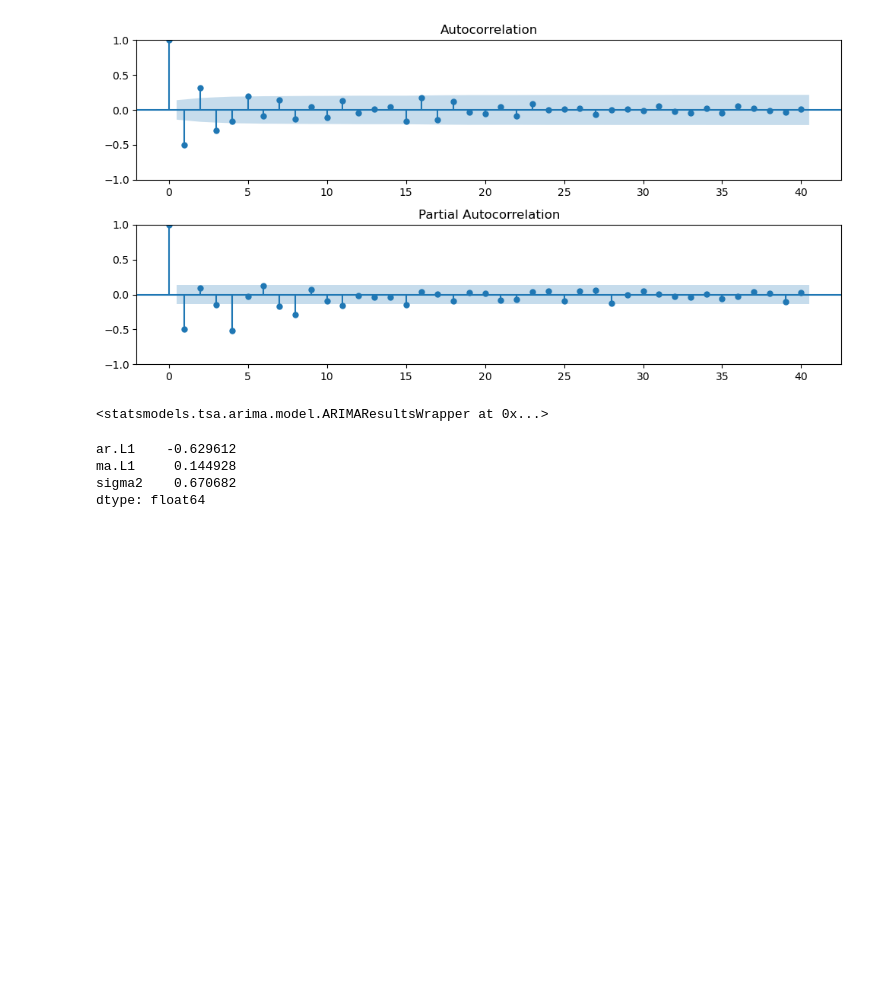
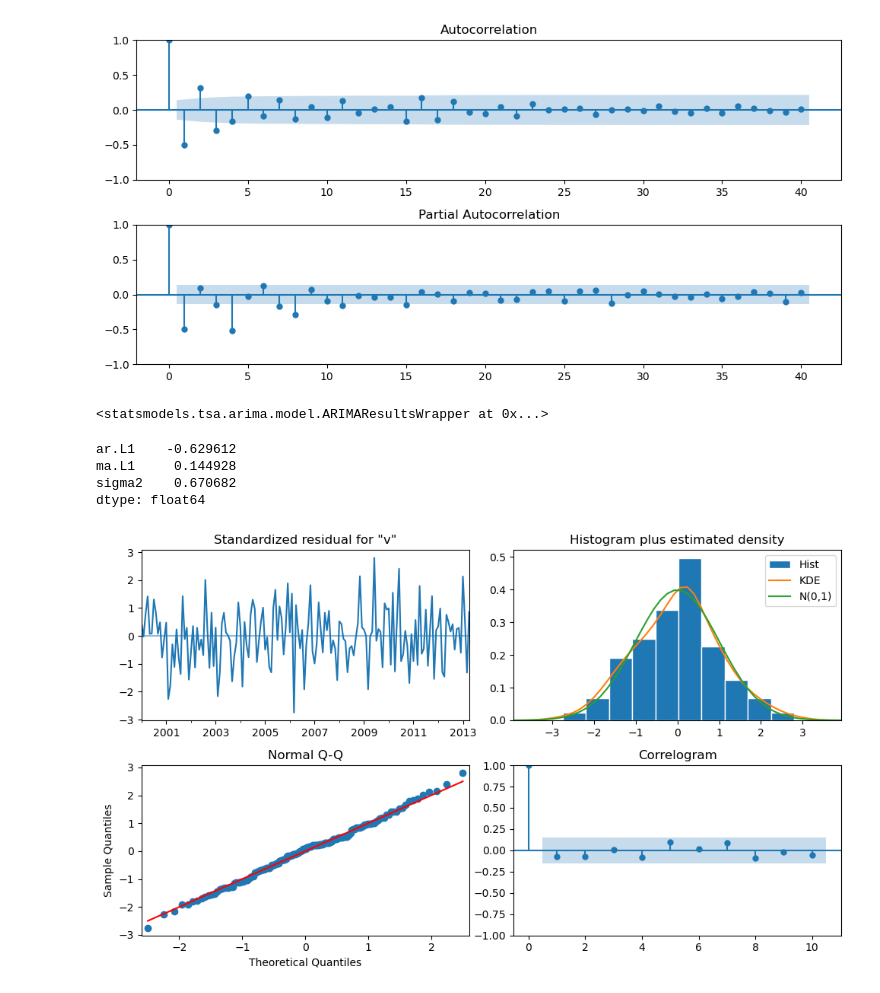
Before and after one commit to sof2401/Data-Visualization, a Jupyter notebook: 5. Moving Average Models.ipynb, the cells around one changed output. Drawn from its saved outputs; the diff is of its cells as text; code cells hidden in the pictures; blank space fills up the shorter version.

```diff
--- a/5. Moving Average Models.ipynb
+++ b/5. Moving Average Models.ipynb
@@ -282,3 +282,10 @@ ar.L1    -0.629612
 ma.L1     0.144928
 sigma2    0.670682
 dtype: float64
+# %%
+# Obtain diagnostic plots
+fig = ma_2_model.plot_diagnostics()
+fig.set_size_inches(10,6)
+fig.tight_layout()
+# %% [output]
+[figure, added]
```
Also changed, not shown: 3 other files.
